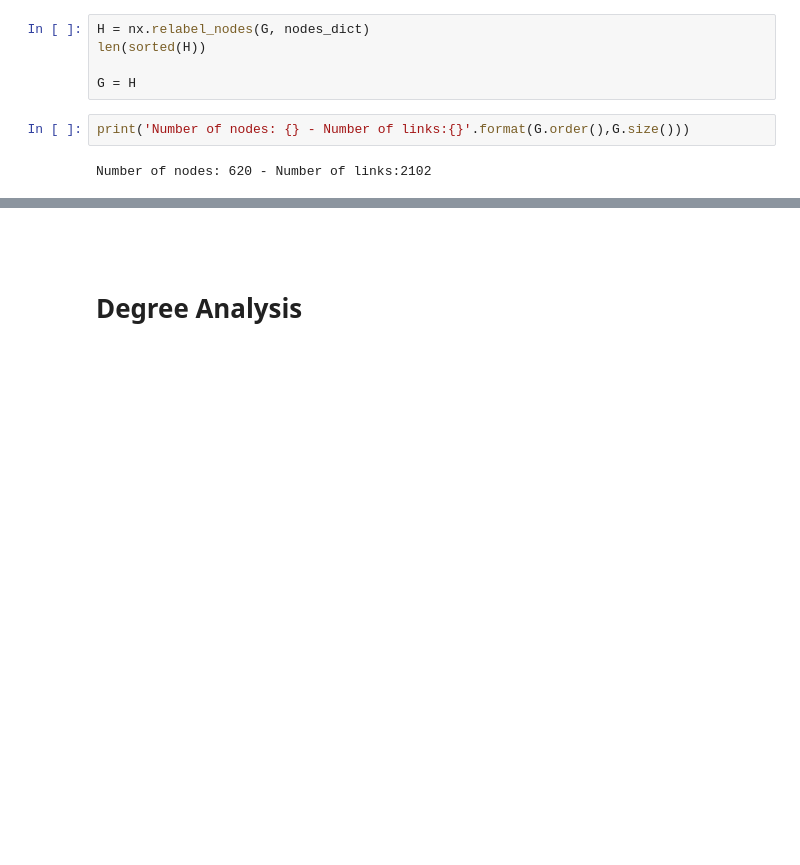
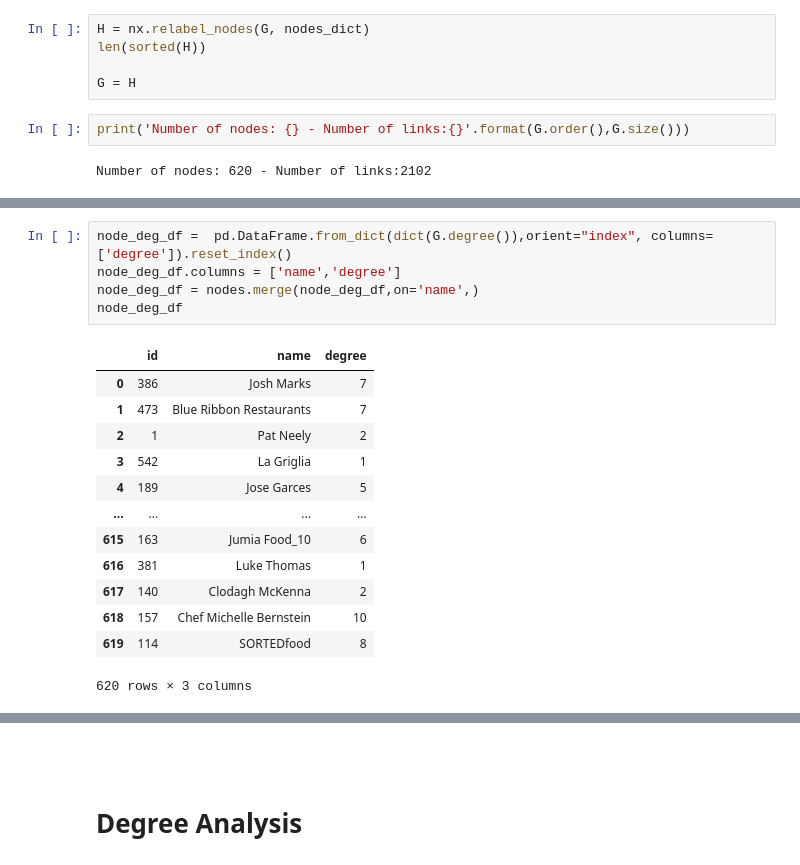
Before and after one commit to Andreaierardi/SocialNetworkAnalysis-project, a Jupyter notebook: project_code.ipynb, the cells around one changed output, grey strips where cells are left out. Drawn from its saved outputs; the diff is of its cells as text; blank space fills up the shorter version.

```diff
--- a/project_code.ipynb
+++ b/project_code.ipynb
@@ -205,0 +206,19 @@ plt.show()
+# %%
+node_deg_df =  pd.DataFrame.from_dict(dict(G.degree()),orient="index", columns=['degree']).reset_index()
+node_deg_df.columns = ['name','degree']
+node_deg_df = nodes.merge(node_deg_df,on='name',)
+node_deg_df
+# %% [output]
+|  | id | name | degree |
+| 0 | 386 | Josh Marks | 7 |
+| 1 | 473 | Blue Ribbon Restaurants | 7 |
+| 2 | 1 | Pat Neely | 2 |
+| 3 | 542 | La Griglia | 1 |
+| 4 | 189 | Jose Garces | 5 |
+| ... | ... | ... | ... |
+| 615 | 163 | Jumia Food_10 | 6 |
+| 616 | 381 | Luke Thomas | 1 |
+| 617 | 140 | Clodagh McKenna | 2 |
+| 618 | 157 | Chef Michelle Bernstein | 10 |
+| 619 | 114 | SORTEDfood | 8 |
+620 rows × 3 columns
```
Also changed, not shown: parts of 16 cells of this notebook.
